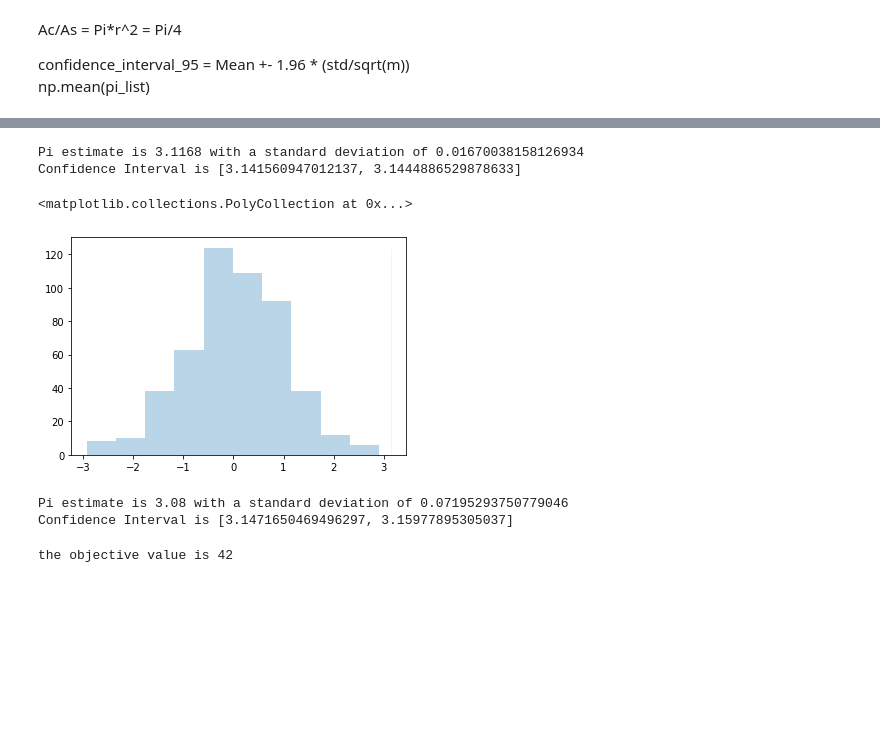
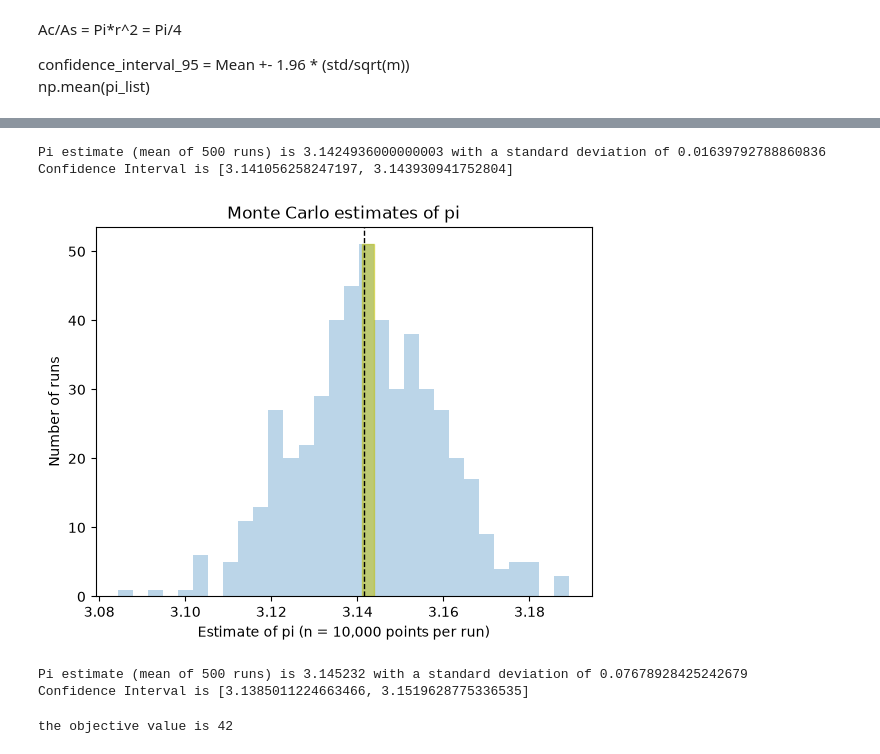
Before and after one commit to EAName/Decision-Analytics, a Jupyter notebook: Analytics.ipynb, the cells around one changed output, grey strips where cells are left out. Drawn from its saved outputs; the diff is of its cells as text; code cells hidden in the pictures; blank space fills up the shorter version.

```diff
--- a/Analytics.ipynb
+++ b/Analytics.ipynb
@@ -56,22 +60,25 @@ for j in range(m):
     pi_list.append(estimate)
 
 std = np.std(pi_list)
-print(f"Pi estimate is {estimate} with a standard deviation of {np.std(pi_list)}")
+print(f"Pi estimate (mean of {m} runs) is {np.mean(pi_list)} with a standard deviation of {std}")
 c_plus = np.mean(pi_list) + 1.96 * (std/np.sqrt(m))
 c_minus = np.mean(pi_list) - 1.96 * (std/np.sqrt(m))
 c_interval = [c_minus,c_plus]
 print(f"Confidence Interval is {c_interval}")
 # %% [output]
-Pi estimate is 3.1168 with a standard deviation of 0.01670038158126934
-Confidence Interval is [3.141560947012137, 3.1444886529878633]
+Pi estimate (mean of 500 runs) is 3.1424936000000003 with a standard deviation of 0.01639792788860836
+Confidence Interval is [3.141056258247197, 3.143930941752804]
 # %%
-m_sample = np.random.normal(size=500)
-confidence_interval = norm(*norm.fit(c_interval)).interval(0.95)
-height, bins, patches = plt.hist(m_sample, alpha=0.3)
-plt.fill_betweenx([0, height.max()], confidence_interval[0], confidence_interval[1], color='y', alpha=0.1)
+# histogram of the 500 estimates of pi from the cell above, with the 95% CI of their mean
+height, bins, patches = plt.hist(pi_list, bins=30, alpha=0.3)
+plt.fill_betweenx([0, height.max()], c_interval[0], c_interval[1], color='y', alpha=0.5)
+plt.axvline(np.pi, color='k', linestyle='--', linewidth=1)
+plt.xlabel('Estimate of pi (n = 10,000 points per run)')
+plt.ylabel('Number of runs')
+plt.title('Monte Carlo estimates of pi')
+plt.show()
 # %% [output]
-<matplotlib.collections.PolyCollection at 0x...>
-[figure, old version]
+[figure, new version]
 # %%
 count = 0
 n = 500
@@ -95,14 +102,14 @@ for j in range(m):
     pi_list.append(estimate)
 
 std = np.std(pi_list)
-print(f"Pi estimate is {estimate} with a standard deviation of {np.std(pi_list)}")
+print(f"Pi estimate (mean of {m} runs) is {np.mean(pi_list)} with a standard deviation of {std}")
 c_plus = np.mean(pi_list) + 1.96 * (std/np.sqrt(m))
 c_minus = np.mean(pi_list) - 1.96 * (std/np.sqrt(m))
 c_interval = [c_minus,c_plus]
 print(f"Confidence Interval is {c_interval}")
 # %% [output]
-Pi estimate is 3.08 with a standard deviation of 0.07195293750779046
-Confidence Interval is [3.1471650469496297, 3.15977895305037]
+Pi estimate (mean of 500 runs) is 3.145232 with a standard deviation of 0.07678928425242679
+Confidence Interval is [3.1385011224663466, 3.1519628775336535]
 # %%
 def knapsack(RS, weight, value, n):
 
```
Also changed, not shown: parts of 5 cells of this notebook, 4 other files.
